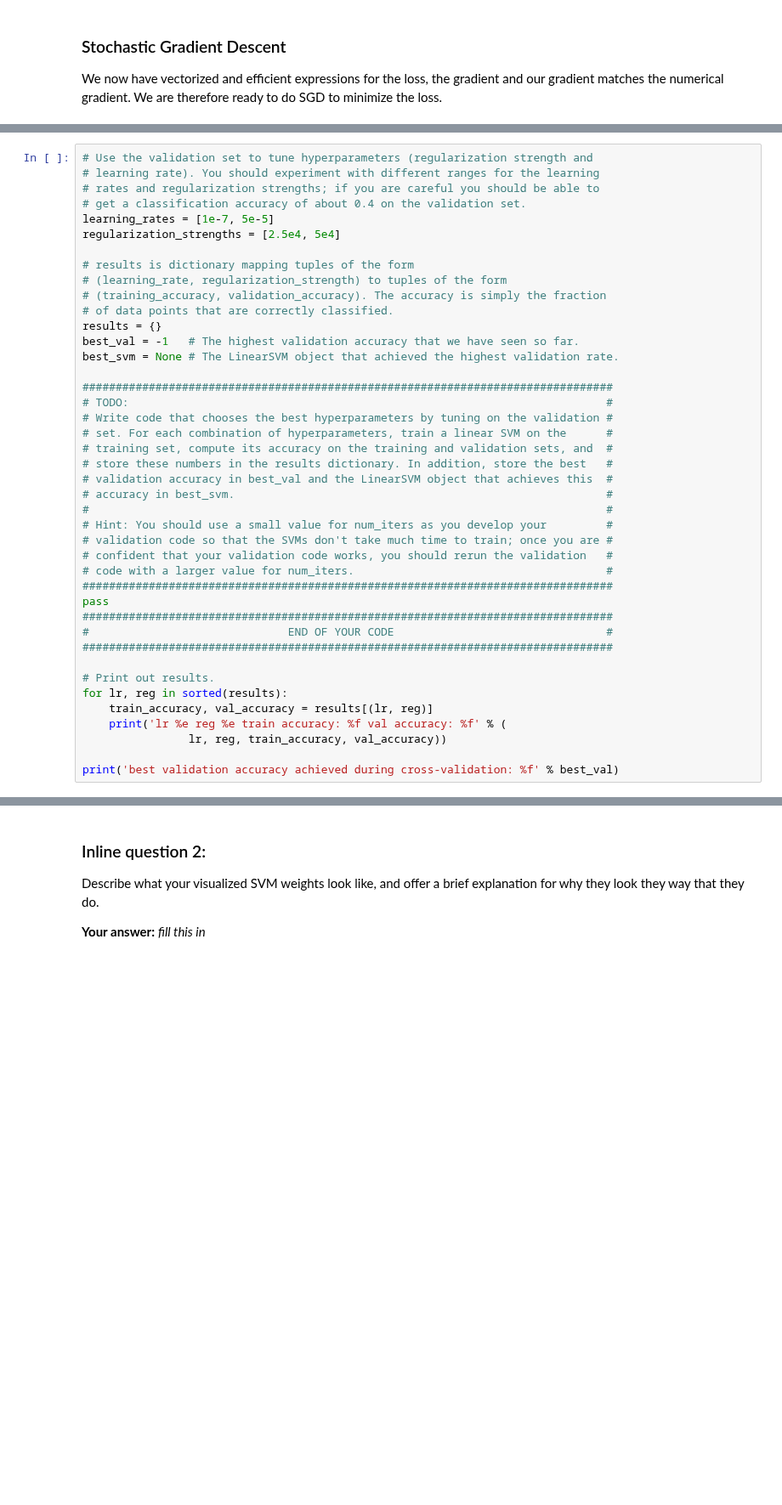
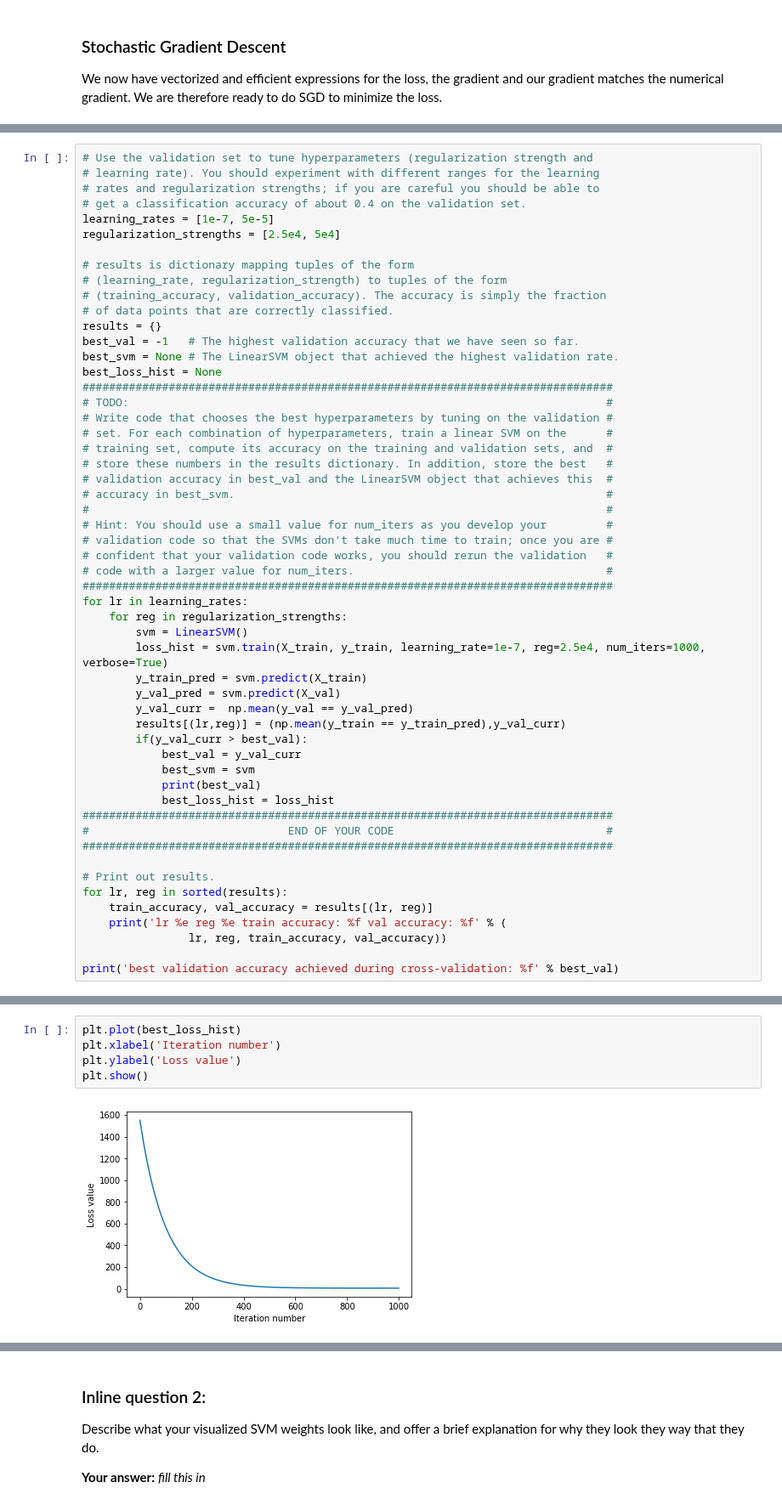
Before and after one commit to webserg/pythonML, a Jupyter notebook: pythonML/notebooks/stanfordCV/spring1617_assignment1/assignment1/svm.ipynb, the cells around one changed output, grey strips where cells are left out. Shown at 85% size. Saved outputs shown, nothing was run; the diff lists cells and outputs as text; blank space fills up the shorter version.

```diff
--- a/pythonML/notebooks/stanfordCV/spring1617_assignment1/assignment1/svm.ipynb
+++ b/pythonML/notebooks/stanfordCV/spring1617_assignment1/assignment1/svm.ipynb
@@ -344,7 +366,7 @@ regularization_strengths = [2.5e4, 5e4]
 results = {}
 best_val = -1   # The highest validation accuracy that we have seen so far.
 best_svm = None # The LinearSVM object that achieved the highest validation rate.
-
+best_loss_hist = None
 ################################################################################
 # TODO:                                                                        #
 # Write code that chooses the best hyperparameters by tuning on the validation #
@@ -359,7 +381,19 @@ best_svm = None # The LinearSVM object that achieved the highest validation rate
 # confident that your validation code works, you should rerun the validation   #
 # code with a larger value for num_iters.                                      #
 ################################################################################
-pass
+for lr in learning_rates:
+    for reg in regularization_strengths:
+        svm = LinearSVM()
+        loss_hist = svm.train(X_train, y_train, learning_rate=1e-7, reg=2.5e4, num_iters=1000, verbose=True)
+        y_train_pred = svm.predict(X_train)
+        y_val_pred = svm.predict(X_val)
+        y_val_curr =  np.mean(y_val == y_val_pred)
+        results[(lr,reg)] = (np.mean(y_train == y_train_pred),y_val_curr)
+        if(y_val_curr > best_val):
+            best_val = y_val_curr
+            best_svm = svm
+            print(best_val)
+            best_loss_hist = loss_hist
 ################################################################################
 #                              END OF YOUR CODE                                #
 ################################################################################
@@ -374,3 +426,10 @@ print('best validation accuracy achieved during cross-validation: %f' % best_val
+# %%
+plt.plot(best_loss_hist)
+plt.xlabel('Iteration number')
+plt.ylabel('Loss value')
+plt.show()
+# %% [output]
+[figure, added]
 # %%
 # Visualize the cross-validation results
 import math
```
Also changed, not shown: parts of 7 cells of this notebook, 4 other files.
